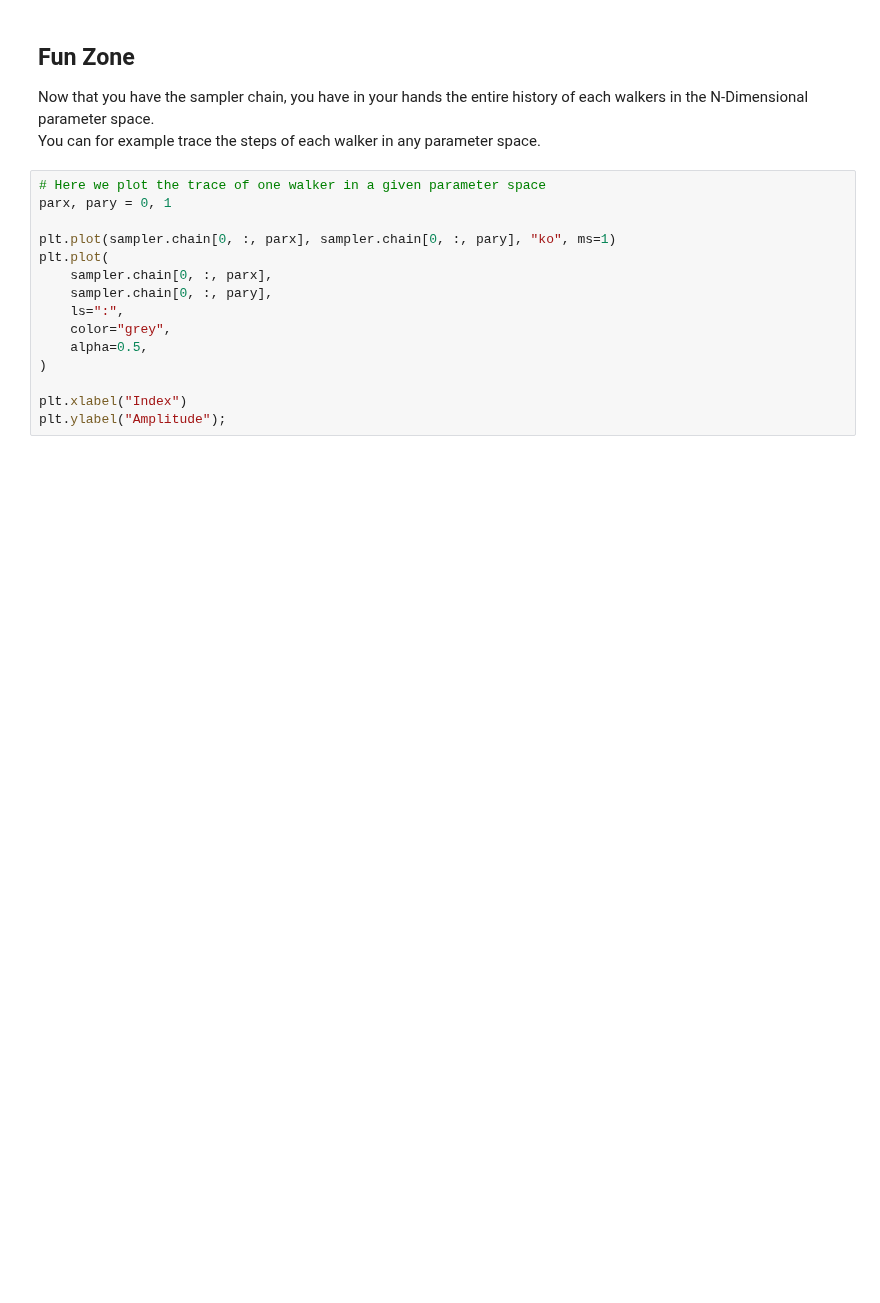
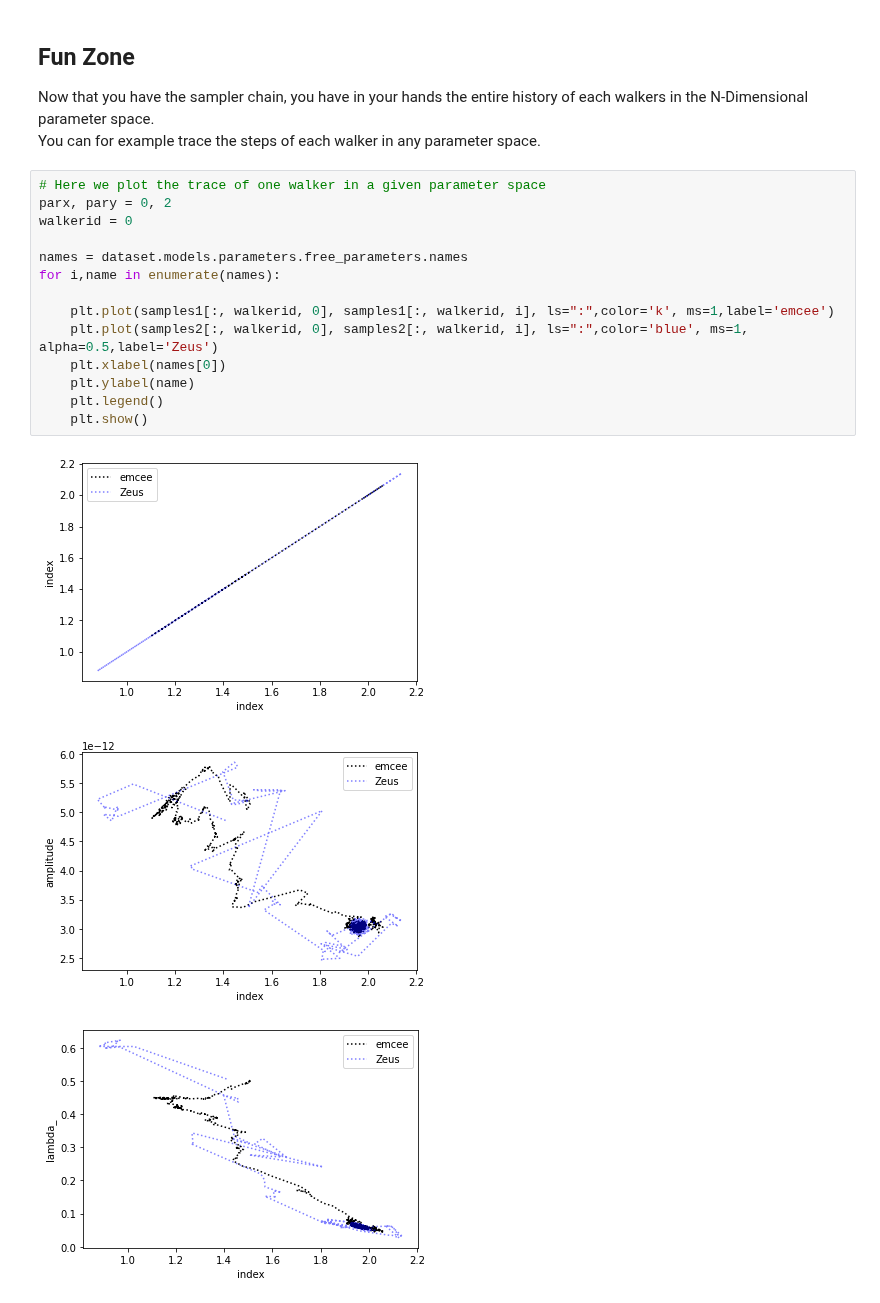
Before and after one commit to gammapy/gammapy-recipes, a Jupyter notebook: recipes/mcmc-sampling-emcee/mcmc_sampling.ipynb, the cells around one changed output. Drawn from its saved outputs; the diff is of its cells as text; blank space fills up the shorter version.

```diff
--- a/recipes/mcmc-sampling-emcee/mcmc_sampling.ipynb
+++ b/recipes/mcmc-sampling-emcee/mcmc_sampling.ipynb
@@ -236,16 +391,19 @@ Now that you have the sampler chain, you have in your hands the entire history o
 You can for example trace the steps of each walker in any parameter space.
 # %%
 # Here we plot the trace of one walker in a given parameter space
-parx, pary = 0, 1
+parx, pary = 0, 2
+walkerid = 0
 
-plt.plot(sampler.chain[0, :, parx], sampler.chain[0, :, pary], "ko", ms=1)
-plt.plot(
-    sampler.chain[0, :, parx],
-    sampler.chain[0, :, pary],
-    ls=":",
-    color="grey",
-    alpha=0.5,
-)
+names = dataset.models.parameters.free_parameters.names
+for i,name in enumerate(names):
 
-plt.xlabel("Index")
-plt.ylabel("Amplitude");
+    plt.plot(samples1[:, walkerid, 0], samples1[:, walkerid, i], ls=":",color='k', ms=1,label='emcee')
+    plt.plot(samples2[:, walkerid, 0], samples2[:, walkerid, i], ls=":",color='blue', ms=1, alpha=0.5,label='Zeus')
+    plt.xlabel(names[0])
+    plt.ylabel(name)
+    plt.legend()
+    plt.show()
+# %% [output]
+[figure, added]
+[figure, added]
+[figure, added]
```
Also changed, not shown: parts of 20 cells of this notebook, 2 other files.
